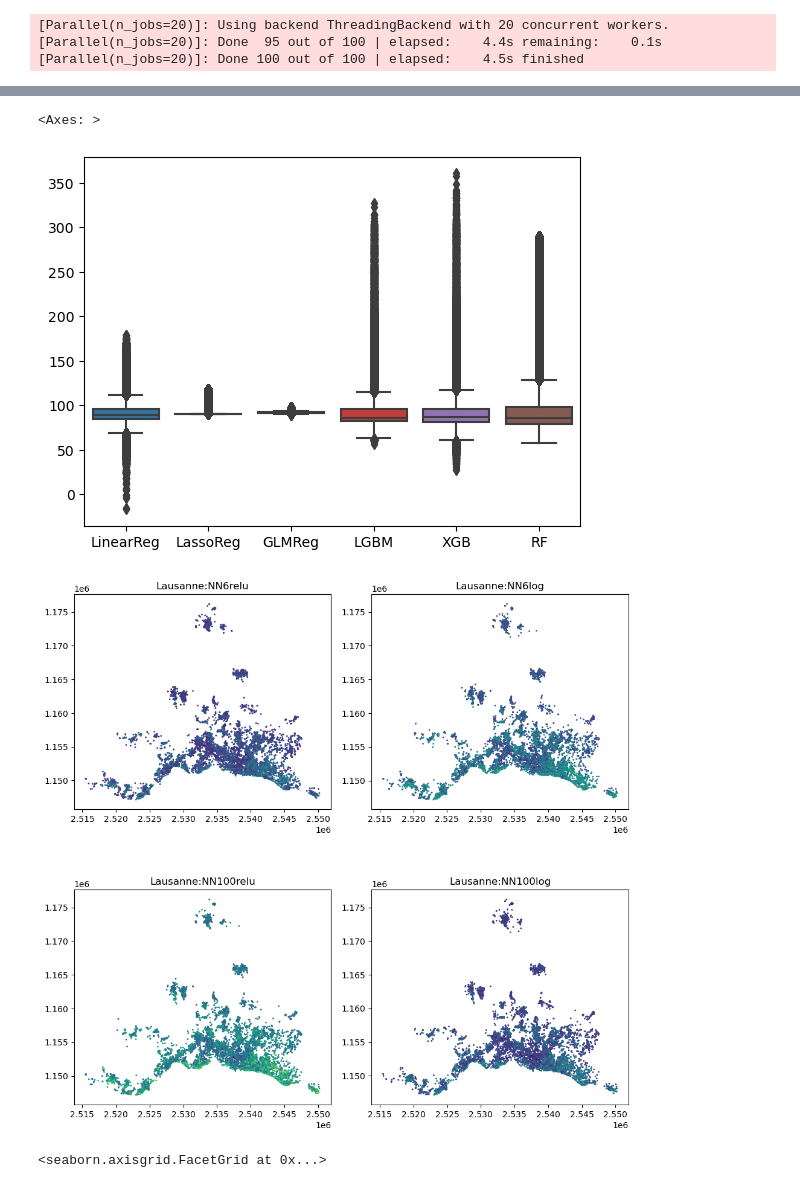
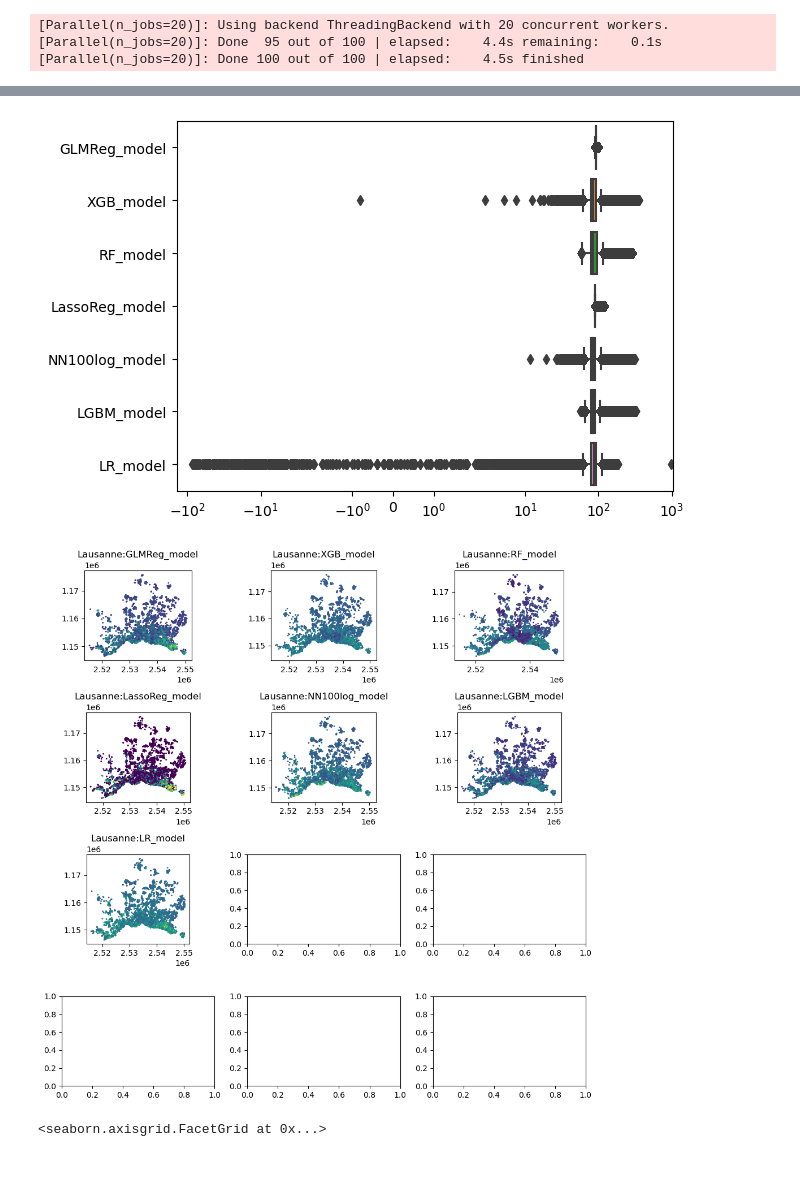
Before and after one commit to AdamSwietek/LUP_VisualCapital, a Jupyter notebook: notebooks/estimating/compare_models.ipynb, the cells around one changed output, grey strips where cells are left out. Saved outputs shown, nothing was run; the diff lists cells and outputs as text; code cells hidden in the pictures.

```diff
--- a/notebooks/estimating/compare_models.ipynb
+++ b/notebooks/estimating/compare_models.ipynb
@@ -293,3 +293,31 @@ Wall time: 391 ms
 [Parallel(n_jobs=20)]: Using backend ThreadingBackend with 20 concurrent workers.
 [Parallel(n_jobs=20)]: Done  95 out of 100 | elapsed:    4.4s remaining:    0.1s
 [Parallel(n_jobs=20)]: Done 100 out of 100 | elapsed:    4.5s finished
+# %%
+# import joblib
+xgb_model   = joblib.load("../../geodata/results/t10agglo_t5urban_models/All_XGB.joblib")
+lr_model    = joblib.load("../../geodata/results/t10agglo_t5urban_models/All_LinearReg.joblib")
+rf_model    = joblib.load("../../geodata/results/t10agglo_t5urban_models/All_RF.joblib")
+lgbm_model  = joblib.load("../../geodata/results/t10agglo_t5urban_models/All_LGBM.joblib")
+lasso_model = joblib.load("../../geodata/results/t10agglo_t5urban_models/All_LassoReg.joblib")
+nn_model    = joblib.load("../../geodata/results/t10agglo_t5urban_models/All_NN.joblib")
+# %%
+mods = dict(
+    GLMReg_model    = joblib.load("../../geodata/results/t10agglo_models/tr292ts73_GLMReg.joblib"),
+    XGB_model    = joblib.load("../../geodata/results/t10agglo_models/tr292ts73_XGB.joblib"),
+    RF_model    = joblib.load("../../geodata/results/t10agglo_models/tr292ts73_RF.joblib"),
+    LassoReg_model    = joblib.load("../../geodata/results/t10agglo_models/tr292ts73_LassoReg.joblib"),
+    NN100log_model    = joblib.load("../../geodata/results/t10agglo_models/tr292ts73_NN100log.joblib"),
+    LGBM_model    = joblib.load("../../geodata/results/t10agglo_models/tr292ts73_LGBM.joblib"),
+    LR_model    = joblib.load("../../geodata/results/t10agglo_models/tr292ts73_LinearReg.joblib"))
+# %%
+model_feats    = maxvsh_cols+vaccess_cols+vconfig_cols+dist_cols
+
+import joblib
+scaler_4model   = joblib.load("../../geodata/results/t10agglo_models/scaler_for_model.joblib")
+
+dat = dataset.copy()
+dat[model_feats] = scaler_4model.transform(dat[model_feats])
+# %%
+for name in mods.keys():
+    dataset[name] = mods[name].predict(dat[model_feats])
@@ -298,16 +335,16 @@ import seaborn as sns
 # %%
-sns.boxplot(Xscaled[model_results.keys()])
+sns.boxplot(dataset[mods.keys()], orient = 'h')
 
+plt.xscale('symlog')
 # plt.ylim((0,10000))
 # %% [output]
-<Axes: >
-[figure, old version]
+[figure, new version]
 # %%
-f, ax = plt.subplots(2,2, figsize = (10,10))
+f, ax = plt.subplots(4,3, figsize = (10,10))
 # ax = ax.flatten()
 
 for ax,nm in zip(ax.flatten(),mods.keys()):
-    Xscaled.query('Agglo_Name == "Lausanne"').sample(10000).plot(nm, markersize = 1, ax = ax)
+    dataset.query('Agglo_Name == "Lausanne"').sample(10000).plot(nm, markersize = 1, ax = ax)
     ax.set_title(f'Lausanne:{nm}')
 # Xscaled.query('Agglo_Name == "Lausanne"').sample(10000).plot("LassoReg", markersize = 1, ax = ax[1])
 # Xscaled.query('Agglo_Name == "Lausanne"').sample(10000).plot("GLMReg", markersize = 1, ax = ax[2])
@@ -316,7 +353,7 @@ for ax,nm in zip(ax.flatten(),mods.keys()):
 # Xscaled.query('Agglo_Name == "Lausanne"').sample(10000).plot("RF", markersize = 1, ax = ax[5])
 plt.tight_layout()
 # %% [output]
-[figure, old version]
+[figure, new version]
 # %%
 mod_names = list(mods.keys())
 Xsamp = Xscaled.loc[X_test.index,['net_income_ptp']+mod_names].sample(5000)
```
Also changed, not shown: parts of 3 cells of this notebook, 15 other files.
